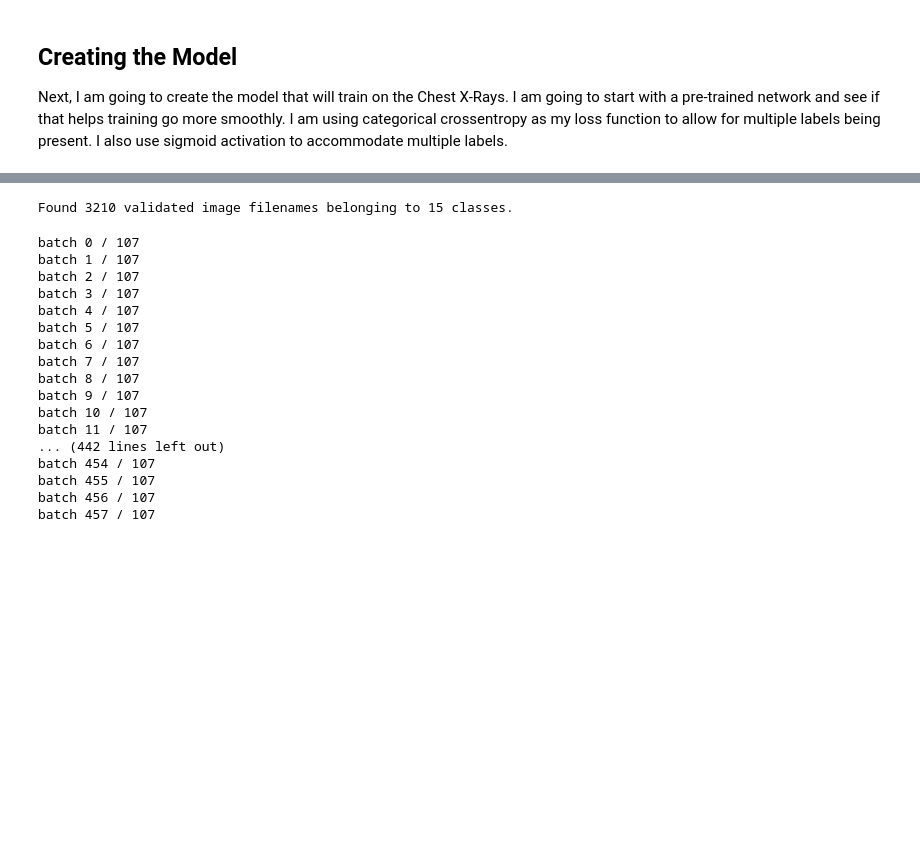
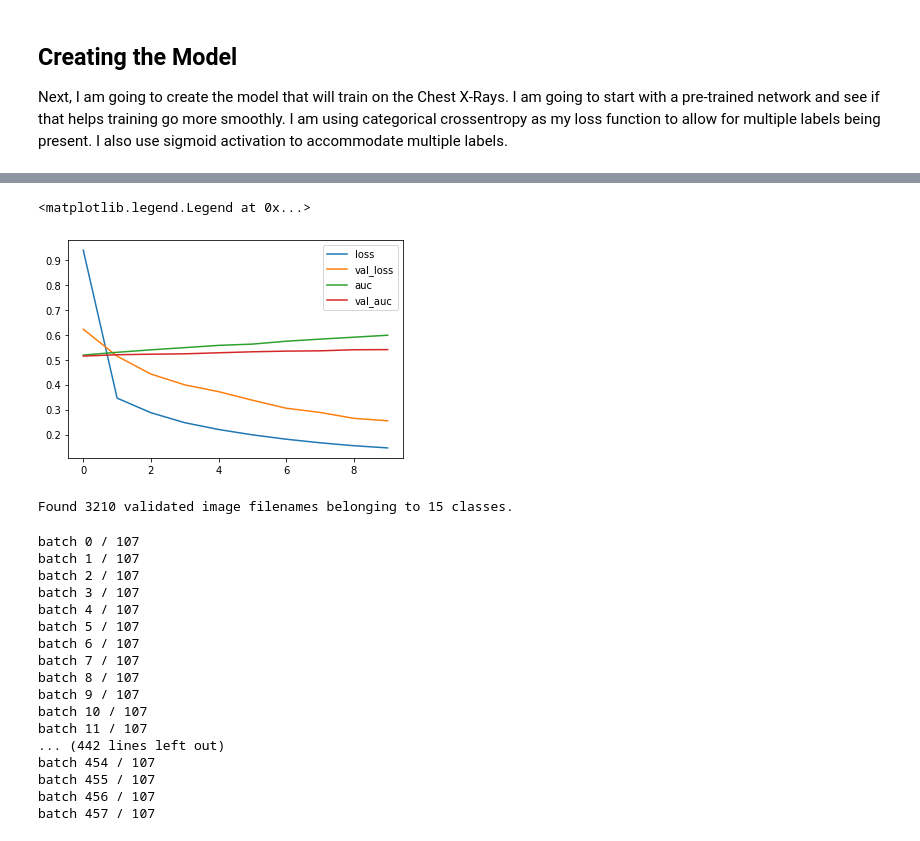
Before and after one commit to wisemanam/NIHLungNet, a Jupyter notebook: final_project.ipynb, the cells around one changed output, grey strips where cells are left out. Drawn from its saved outputs; the diff is of its cells as text; code cells hidden in the pictures; blank space fills up the shorter version.

```diff
--- a/final_project.ipynb
+++ b/final_project.ipynb
@@ -100,7 +103,7 @@ for layer in model.layers[:-4]:
     layer.trainable=False
 
 optimizer = keras.optimizers.Adam(lr=0.00001)
-metric = HammingLoss(mode='multilabel', threshold=0.5)
+metric = AUC(multi_label=True)
 model.compile(loss=[tfa.losses.SigmoidFocalCrossEntropy(gamma=4.0)], metrics=[metric], optimizer=optimizer)
 history1 = model.fit(train_it, batch_size=256, epochs=10, validation_data=test_it)
 # %% [output]
@@ -119,3 +134,14 @@ model.evaluate(test_it)
+# %%
+plt.plot( history1.epoch,history1.history['loss'], label = 'loss' )
+plt.plot( history1.epoch,history1.history['val_loss'], label = 'val_loss' )
+plt.legend()
+
+plt.plot( history1.epoch,history1.history['auc'], label = 'auc' )
+plt.plot( history1.epoch,history1.history['val_auc'], label = 'val_auc' )
+plt.legend()
+# %% [output]
+<matplotlib.legend.Legend at 0x...>
+[figure, added]
 # %%
 test_it=test_datagen.flow_from_dataframe(dataframe=df,
                                                 directory=test_path,
```
Also changed, not shown: parts of 7 cells of this notebook.
